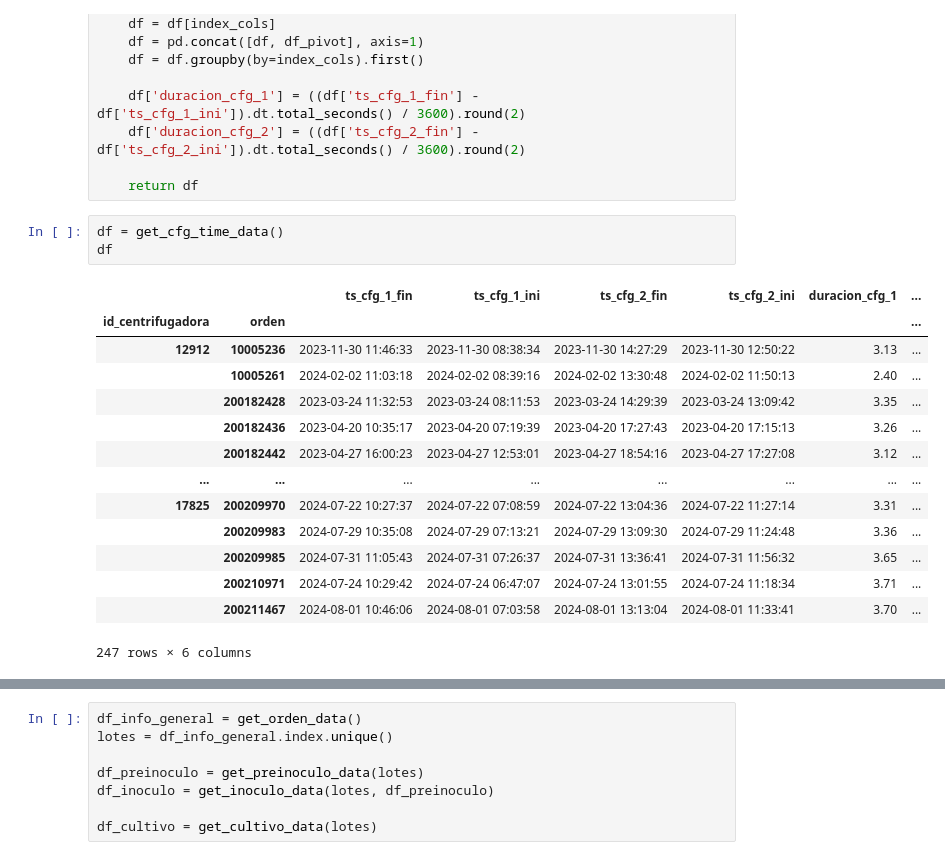
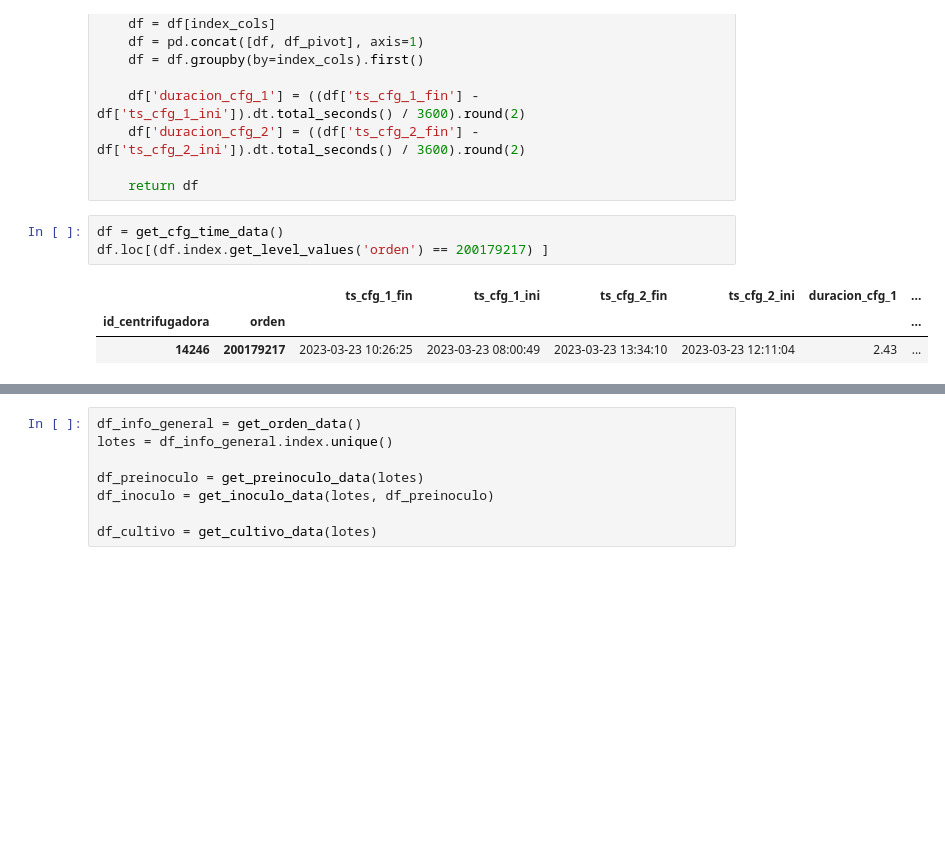
Before and after one commit to nikodyulger/datathon-los-forajidos, a Jupyter notebook: prediccion.ipynb, the cells around one changed output, grey strips where cells are left out. Drawn from its saved outputs; the diff is of its cells as text; blank space fills up the shorter version.

```diff
--- a/prediccion.ipynb
+++ b/prediccion.ipynb
@@ -325,19 +330,8 @@ def get_cfg_time_data():
     return df
 # %%
 df = get_cfg_time_data()
-df
+df.loc[(df.index.get_level_values('orden') == 200179217) ]
 # %% [output]
 |  |  | ts_cfg_1_fin | ts_cfg_1_ini | ts_cfg_2_fin | ts_cfg_2_ini | duracion_cfg_1 | ... |
 | id_centrifugadora | orden |  |  |  |  |  | ... |
-| 12912 | 10005236 | 2023-11-30 11:46:33 | 2023-11-30 08:38:34 | 2023-11-30 14:27:29 | 2023-11-30 12:50:22 | 3.13 | ... |
-|  | 10005261 | 2024-02-02 11:03:18 | 2024-02-02 08:39:16 | 2024-02-02 13:30:48 | 2024-02-02 11:50:13 | 2.40 | ... |
-|  | 200182428 | 2023-03-24 11:32:53 | 2023-03-24 08:11:53 | 2023-03-24 14:29:39 | 2023-03-24 13:09:42 | 3.35 | ... |
-|  | 200182436 | 2023-04-20 10:35:17 | 2023-04-20 07:19:39 | 2023-04-20 17:27:43 | 2023-04-20 17:15:13 | 3.26 | ... |
-|  | 200182442 | 2023-04-27 16:00:23 | 2023-04-27 12:53:01 | 2023-04-27 18:54:16 | 2023-04-27 17:27:08 | 3.12 | ... |
-| ... | ... | ... | ... | ... | ... | ... | ... |
-| 17825 | 200209970 | 2024-07-22 10:27:37 | 2024-07-22 07:08:59 | 2024-07-22 13:04:36 | 2024-07-22 11:27:14 | 3.31 | ... |
-|  | 200209983 | 2024-07-29 10:35:08 | 2024-07-29 07:13:21 | 2024-07-29 13:09:30 | 2024-07-29 11:24:48 | 3.36 | ... |
-|  | 200209985 | 2024-07-31 11:05:43 | 2024-07-31 07:26:37 | 2024-07-31 13:36:41 | 2024-07-31 11:56:32 | 3.65 | ... |
-|  | 200210971 | 2024-07-24 10:29:42 | 2024-07-24 06:47:07 | 2024-07-24 13:01:55 | 2024-07-24 11:18:34 | 3.71 | ... |
-|  | 200211467 | 2024-08-01 10:46:06 | 2024-08-01 07:03:58 | 2024-08-01 13:13:04 | 2024-08-01 11:33:41 | 3.70 | ... |
+| 14246 | 200179217 | 2023-03-23 10:26:25 | 2023-03-23 08:00:49 | 2023-03-23 13:34:10 | 2023-03-23 12:11:04 | 2.43 | ... |
-247 rows × 6 columns
```
Also changed, not shown: parts of 8 cells of this notebook.
